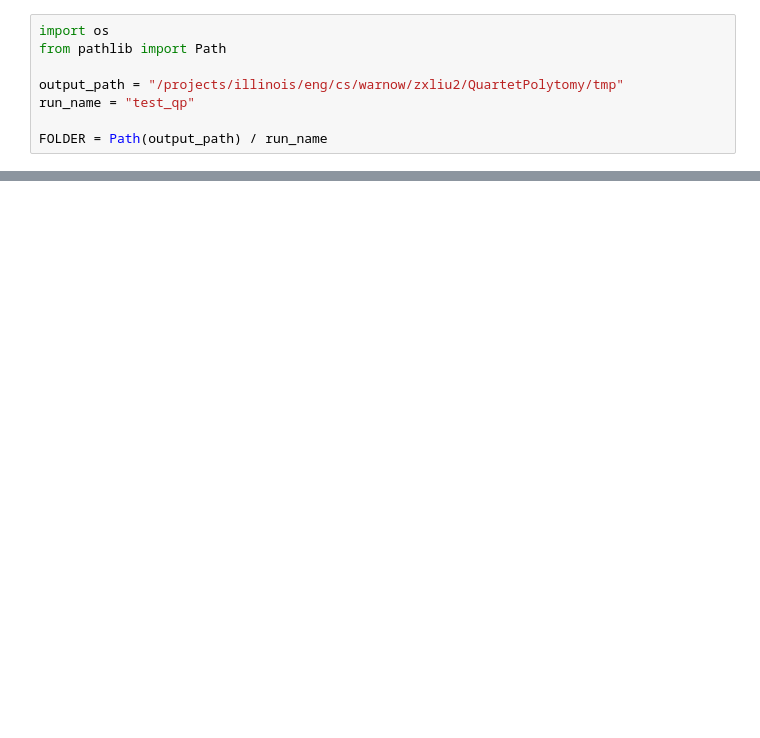
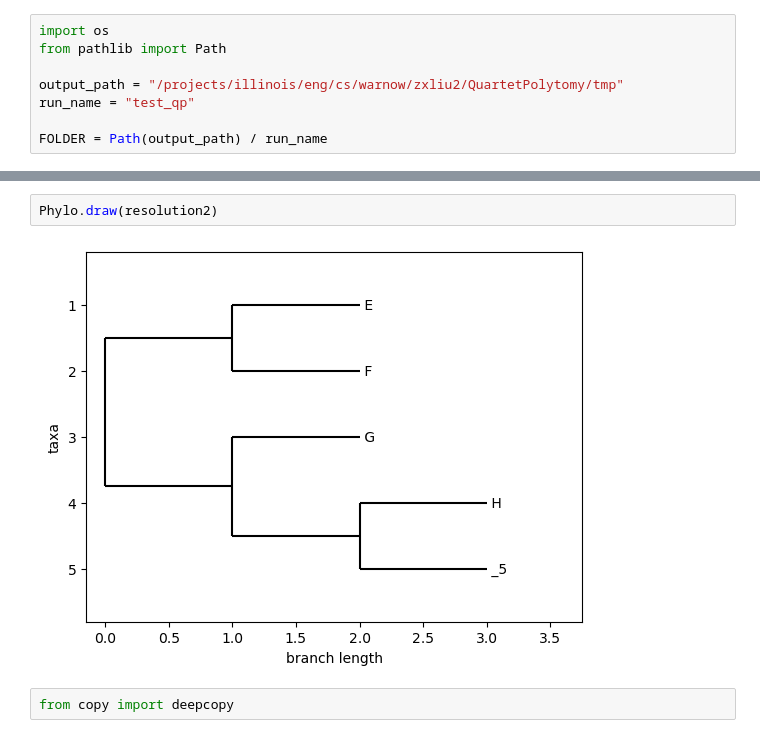
Before and after one commit to xSeanliux/QTPIE, a Jupyter notebook: dev.ipynb, the cells around one changed output, grey strips where cells are left out. Cells and saved outputs as stored; diff of their text form; blank space fills up the shorter version.

```diff
--- a/dev.ipynb
+++ b/dev.ipynb
@@ -157,0 +157,6 @@ _4
+# %%
+Phylo.draw(resolution2)
+# %% [output]
+[figure, added]
+# %%
+from copy import deepcopy
```
Also changed, not shown: parts of 21 cells of this notebook, 3 other files.
